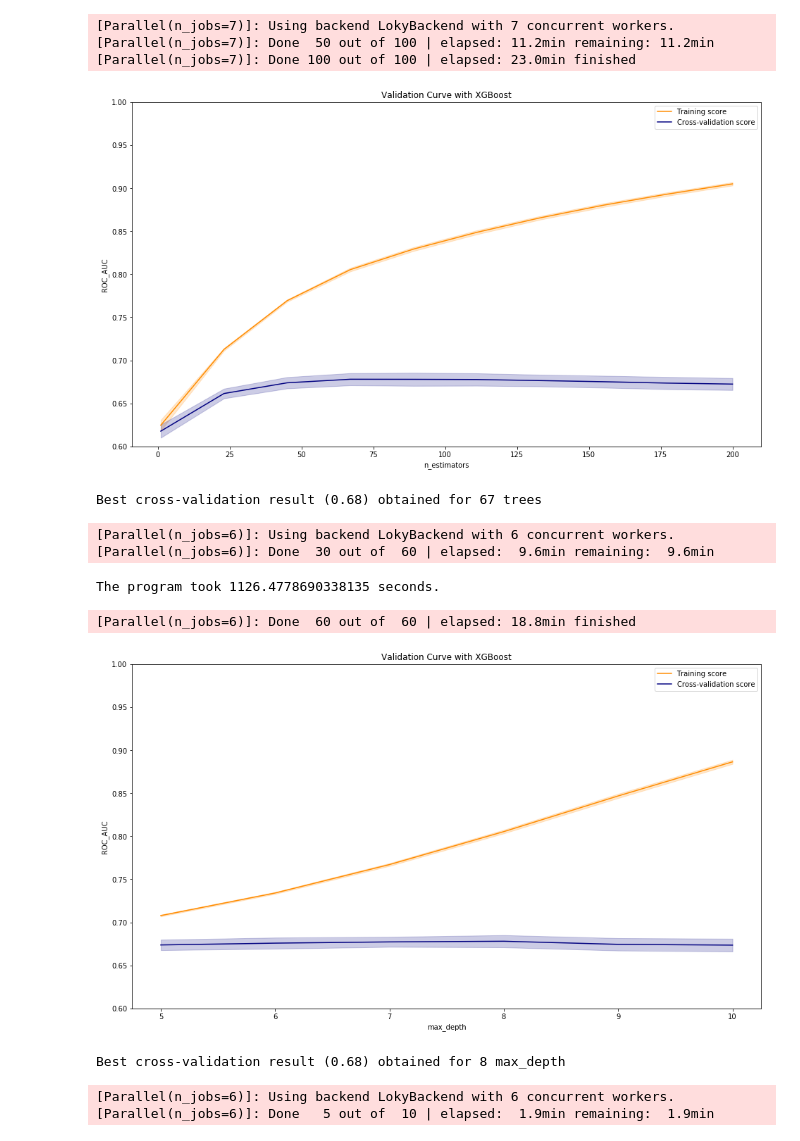
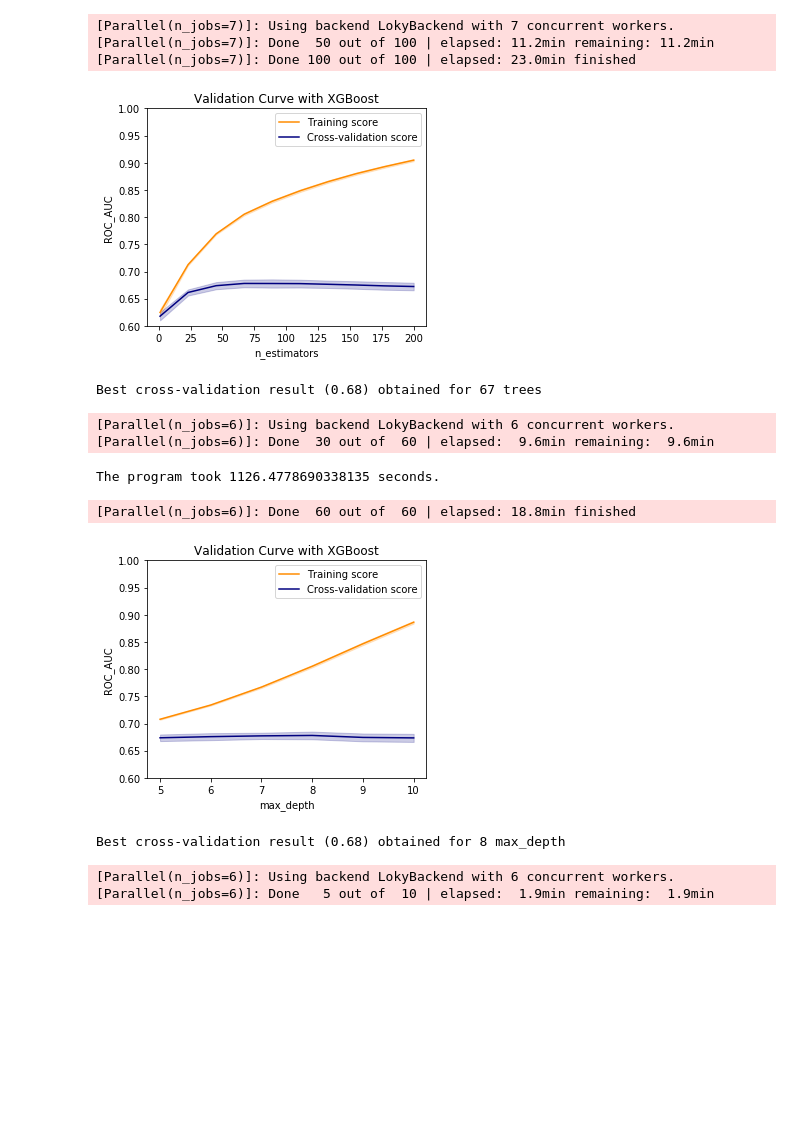
Before and after one commit to CaptainCandy/TMALL_Repurchase, a Jupyter notebook: script.ipynb, the cells around one changed output. Cells and saved outputs as stored; diff of their text form; code cells hidden in the pictures; blank space fills up the shorter version.

Commit message:
Commit 0102 Nacht
replot some charts.

```diff
--- a/script.ipynb
+++ b/script.ipynb
@@ -648,41 +650,47 @@ np.savez('model/xgboost_cross_validation_results_lr0.1_8maxdepth_1230.npz',
          test_scores = test_scores,
          train_duration = '23min'
         )
+# %%
+f = np.load('model/xgboost_cross_validation_results_lr0.1_8maxdepth_1230.npz')
+train_scores = f['train_scores']
+test_scores = f['test_scores']
+# %%
+n_estimators_range = np.linspace(1, 200, 10).astype('int')
 # %%
 # plotting
 train_scores_mean = np.mean(train_scores, axis=1)
 train_scores_std = np.std(train_scores, axis=1)
 test_scores_mean = np.mean(test_scores, axis=1)
 test_scores_std = np.std(test_scores, axis=1)
 
-plt.figure(figsize=(16, 9))
+plt.figure(figsize=(5, 4))
 plt.title("Validation Curve with XGBoost")
 plt.xlabel(r"n_estimators")
 plt.ylabel("ROC_AUC")
 plt.ylim(0.6, 1.0)
 
 plt.plot(n_estimators_range, train_scores_mean, label="Training score",
              color="darkorange")
 plt.plot(n_estimators_range, test_scores_mean, label="Cross-validation score",
              color="navy")
 plt.fill_between(n_estimators_range,
                  train_scores_mean - train_scores_std,
                  train_scores_mean + train_scores_std,
                  alpha=0.2,
                  color="darkorange")
 plt.fill_between(n_estimators_range,
                  test_scores_mean - test_scores_std,
                  test_scores_mean + test_scores_std,
                  alpha=0.2,
                  color="navy")
 plt.legend(loc="best")
 plt.show()
 
 i = np.argmax(test_scores_mean)
 print("Best cross-validation result ({0:.2f}) obtained for {1} trees".format(test_scores_mean[i],
                                                                              n_estimators_range[i]))
 # %% [output]
-[figure, old version]
+[figure, new version]
 Best cross-validation result (0.68) obtained for 67 trees
 # %%
 # cross validation on max_depth
@@ -735,7 +748,7 @@ train_scores_std = np.std(train_scores, axis=1)
 test_scores_mean = np.mean(test_scores, axis=1)
 test_scores_std = np.std(test_scores, axis=1)
 
-plt.figure(figsize=(16, 9))
+plt.figure(figsize=(5, 4))
 plt.title("Validation Curve with XGBoost")
 plt.xlabel(r"max_depth")
 plt.ylabel("ROC_AUC")
@@ -762,7 +775,7 @@ i = np.argmax(test_scores_mean)
 print("Best cross-validation result ({0:.2f}) obtained for {1} max_depth".format(test_scores_mean[i],
                                                                                  max_depth_range[i]))
 # %% [output]
-[figure, old version]
+[figure, new version]
 Best cross-validation result (0.68) obtained for 8 max_depth
 # %%
 # cross validation on learning_rate
```
Also changed, not shown: parts of 6 cells of this notebook.
